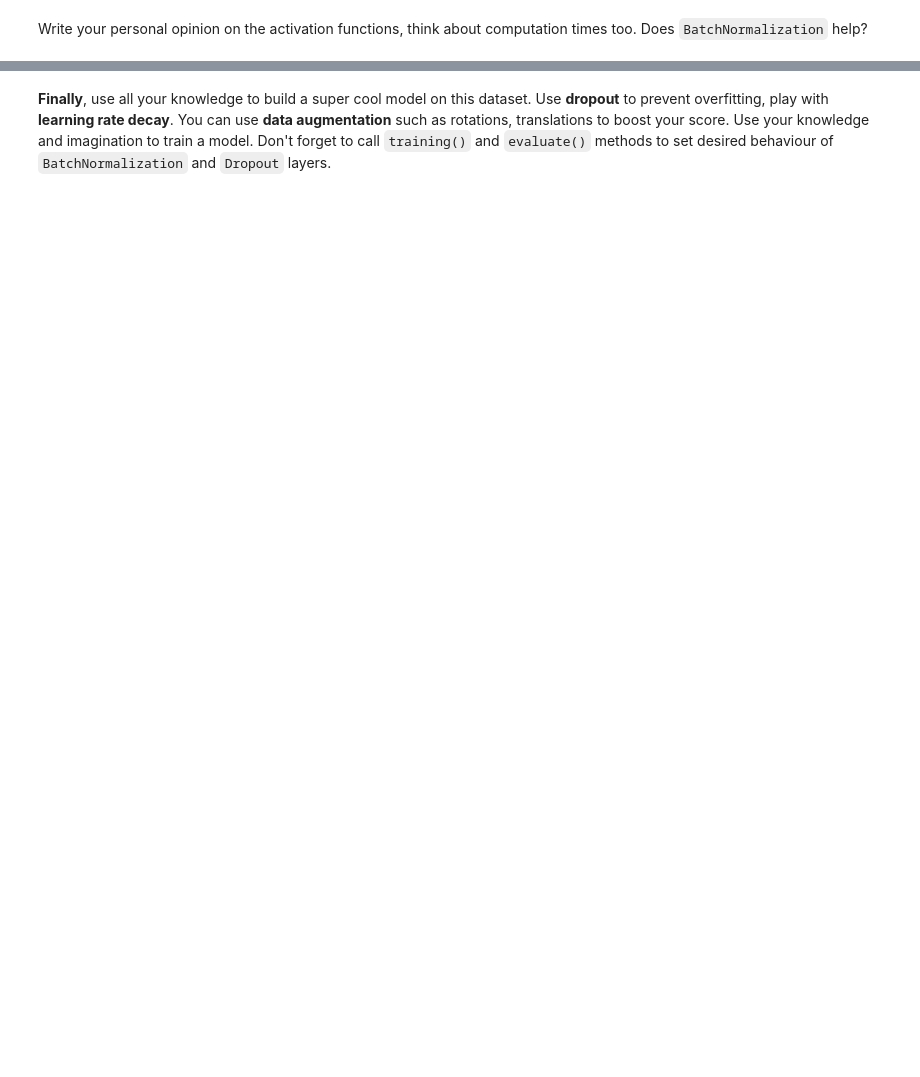
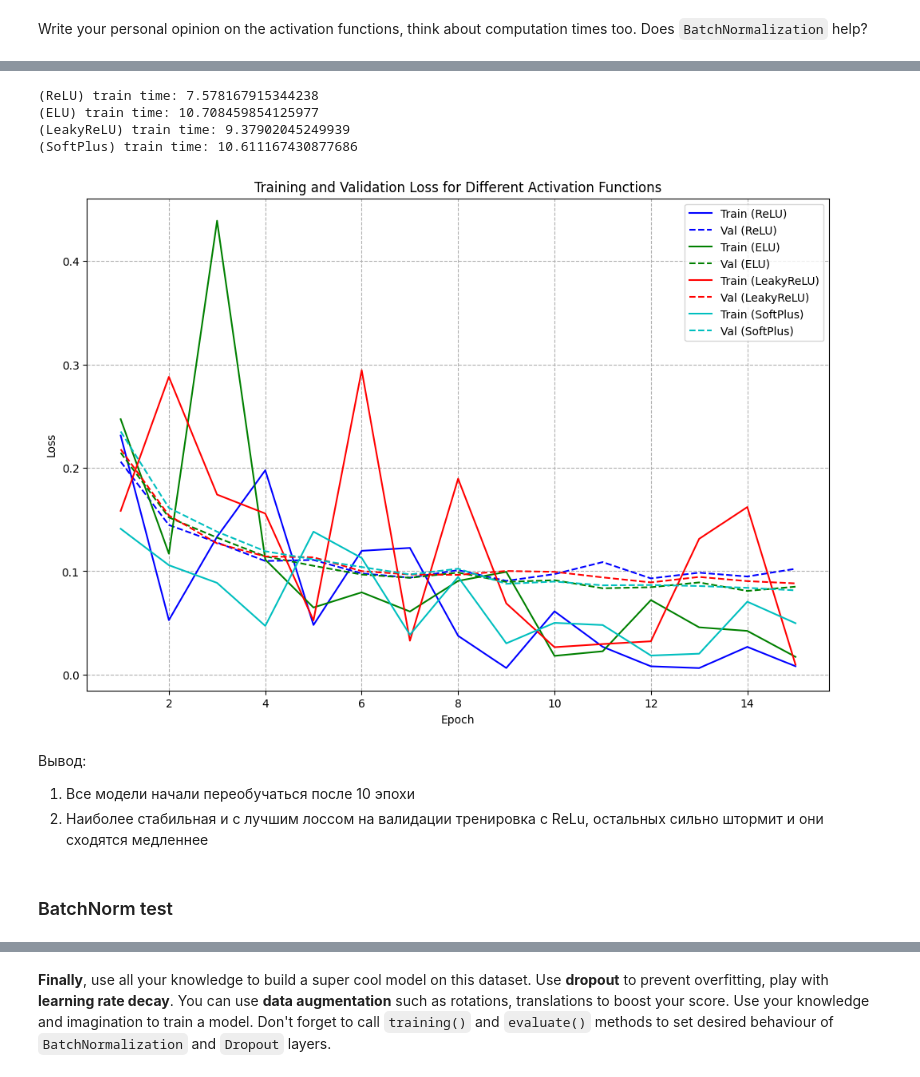
Before and after one commit to GreasyGoose/mipt_ml, a Jupyter notebook: hw02_deep_learning/main_notebook.ipynb, the cells around one changed output, grey strips where cells are left out. Cells and saved outputs as stored; diff of their text form; code cells hidden in the pictures; blank space fills up the shorter version.

```diff
--- a/hw02_deep_learning/main_notebook.ipynb
+++ b/hw02_deep_learning/main_notebook.ipynb
@@ -262,0 +353,35 @@ Write your personal opinion on the activation functions, think about computation
+# %%
+plt.figure(figsize=(12, 8))
+plt.title("Training and Validation Loss for Different Activation Functions")
+plt.xlabel("Epoch")
+plt.ylabel("Loss")
+
+colors=['b', 'g', 'r', 'c']
+
+# Assuming activation_names corresponds to the order in which models were trained and added to losses_history
+activation_names = ['ReLU', 'ELU', 'LeakyReLU', 'SoftPlus']
+
+for i, (train_hist, val_hist, time_total) in enumerate(history):
+    current_activation_name = activation_names[i]
+    epochs = np.arange(1, len(train_hist) + 1)
+
+    plt.plot(epochs, train_hist, label=f'Train ({current_activation_name})', linestyle='-', color=colors[i])
+    plt.plot(epochs, val_hist, label=f'Val ({current_activation_name})', linestyle='--', color=colors[i])
+    print(f'({current_activation_name}) train time: {time_total}')
+
+
+plt.legend()
+plt.grid(True, which="both", ls="--")
+plt.show()
+# %% [output]
+(ReLU) train time: 7.578167915344238
+(ELU) train time: 10.708459854125977
+(LeakyReLU) train time: 9.37902045249939
+(SoftPlus) train time: 10.611167430877686
+[figure, added]
+# %% [markdown]
+Вывод:
+1) Все модели начали переобучаться после 10 эпохи
+2) Наиболее стабильная и с лучшим лоссом на валидации тренировка с ReLu, остальных сильно штормит и они сходятся медленнее
+# %% [markdown]
+### BatchNorm test
```
Also changed, not shown: parts of 33 cells of this notebook.
